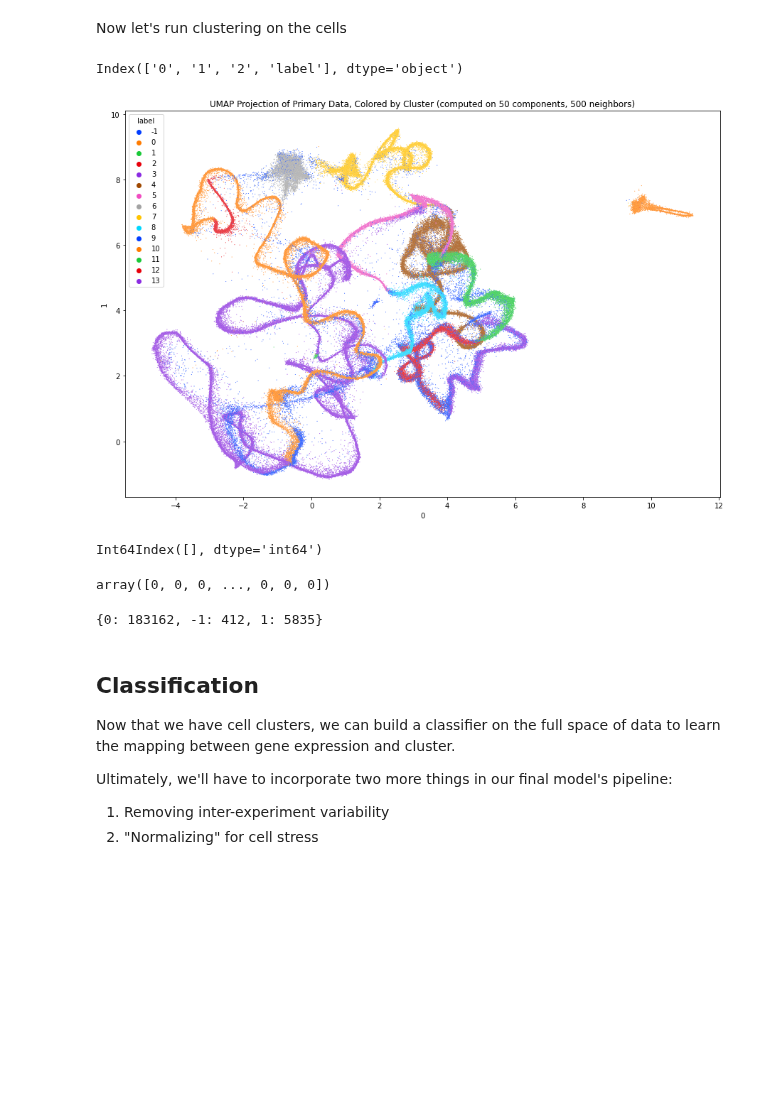
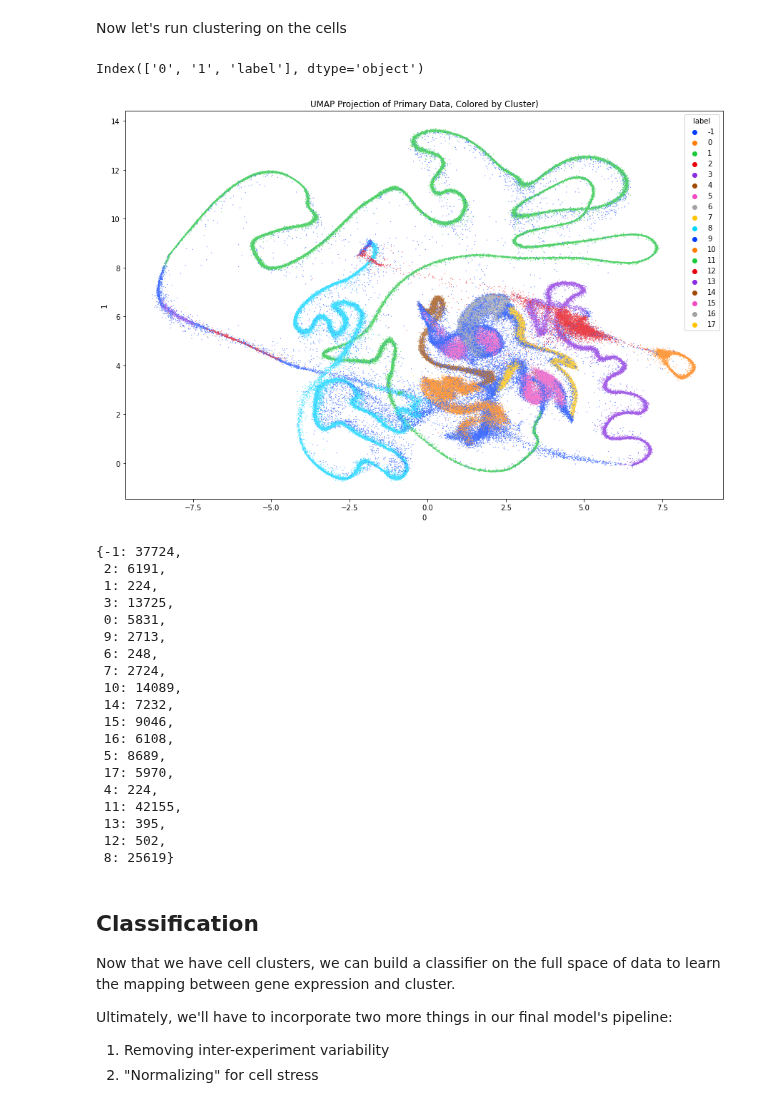
Before and after one commit to jlehrer1/comparative-organoids, a Jupyter notebook: notebooks/reduced_data_exploration_01.ipynb, the cells around one changed output. Cells and saved outputs as stored; diff of their text form; code cells hidden in the pictures; blank space fills up the shorter version.

```diff
--- a/notebooks/reduced_data_exploration_01.ipynb
+++ b/notebooks/reduced_data_exploration_01.ipynb
@@ -12,6 +14,5 @@ from collections import Counter
 # %%
-primary = pd.read_csv('../data/processed/primary_reduction_neighbors_500_components_50.csv', index_col='Unnamed: 0')
-primary_viz = pd.read_csv('../data/meta/primary_tsne.tsv', sep='\t', header=None)
+primary = pd.read_csv('../data/processed/primary_reduction_neighbors_500_components_100.csv', index_col='Unnamed: 0')
 primary.head()
 # %% [output]
 |  | 0 | 1 | 2 | 3 | 4 | 5 | 6 | 7 | 8 | 9 | ... | ... |
@@ -24,3 +25,3 @@ primary.head()
 # %%
-prim_umap = pd.read_csv('../data/processed/primary_reduction_neighbors_50_components_3.csv', index_col='Unnamed: 0')
+prim_umap = pd.read_csv('../data/processed/primary_reduction_neighbors_500_components_2.csv')
 # %%
@@ -39,45 +45,54 @@ prim_umap['label'] = clusters.labels_
 # %%
 prim_umap.columns
 # %% [output]
-Index(['0', '1', '2', 'label'], dtype='object')
+Index(['0', '1', 'label'], dtype='object')
 # %%
-import seaborn as sns
-from mpl_toolkits.mplot3d import Axes3D
-from matplotlib.colors import ListedColormap
-
 def two_plot(data):
     fig, ax = plt.subplots(figsize=(15, 10))
 
     sns.scatterplot(
         x='0',
         y='1',
         data=data,
         hue='label',
         legend='full',
         ax=ax,
         s=1,
         palette='bright'
     )
 
-    plt.title(f'UMAP Projection of Primary Data, Colored by Cluster (computed on 50 components, 500 neighbors)')
+    plt.title(f'UMAP Projection of Primary Data, Colored by Cluster)')
     plt.savefig('umap_cluster.png', dpi=300)
     plt.show()
 
+def three_plot(data):
+    fig = px.scatter_3d(data, x='0', y='1', z='2', color='label')
+    fig.update_layout(marker=dict(size=1))
+    fig.show()
+
 two_plot(prim_umap)
+dict(zip(Counter(clusters.labels_).keys(), Counter(clusters.labels_).values()))
 # %% [output]
-[figure, old version]
+[figure, new version]
+{-1: 37724,
+ 2: 6191,
+ 1: 224,
+ 3: 13725,
+ 0: 5831,
+ 9: 2713,
+ 6: 248,
+ 7: 2724,
+ 10: 14089,
+ 14: 7232,
+ 15: 9046,
+ 16: 6108,
+ 5: 8689,
+ 17: 5970,
+ 4: 224,
+ 11: 42155,
+ 13: 395,
+ 12: 502,
+ 8: 25619}
-# %%
-primary[primary['label'] == 7].index
-# %% [output]
-Int64Index([], dtype='int64')
-# %%
-clusters.labels_
-# %% [output]
-array([0, 0, 0, ..., 0, 0, 0])
-# %%
-dict(zip(Counter(clusters.labels_).keys(), Counter(clusters.labels_).values()))
-# %% [output]
-{0: 183162, -1: 412, 1: 5835}
 # %% [markdown]
 ## Classification
 
```
Also changed, not shown: parts of 3 cells of this notebook, 5 other files.
